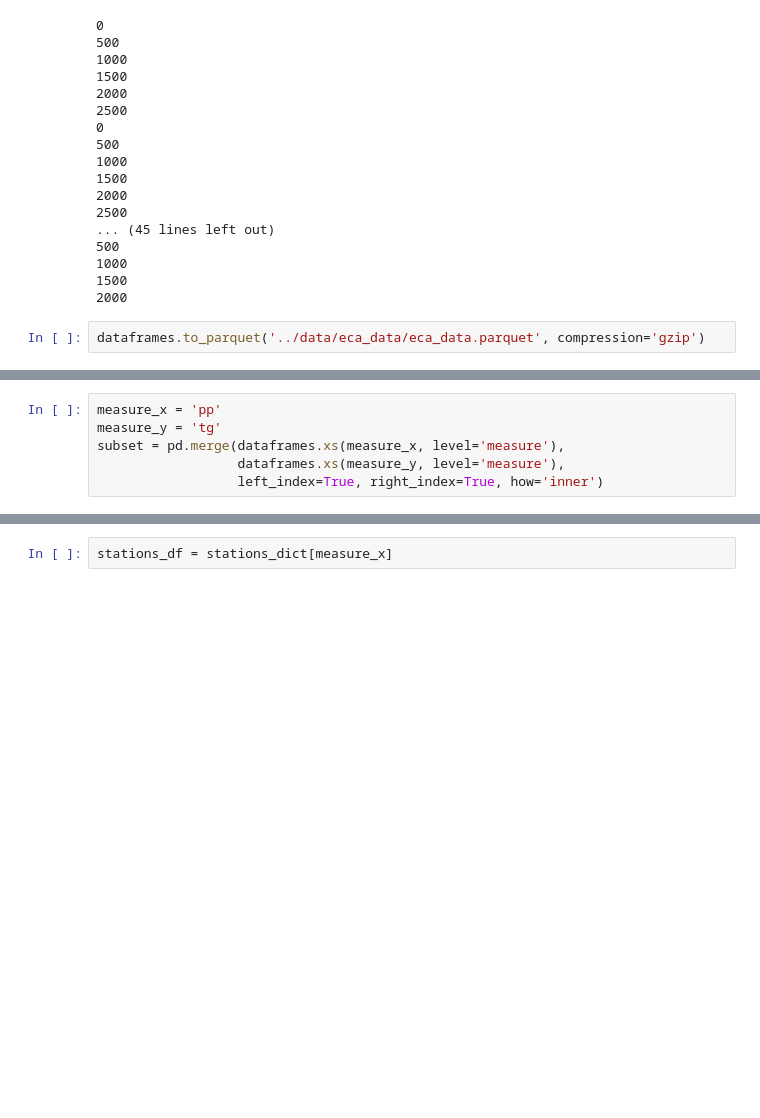
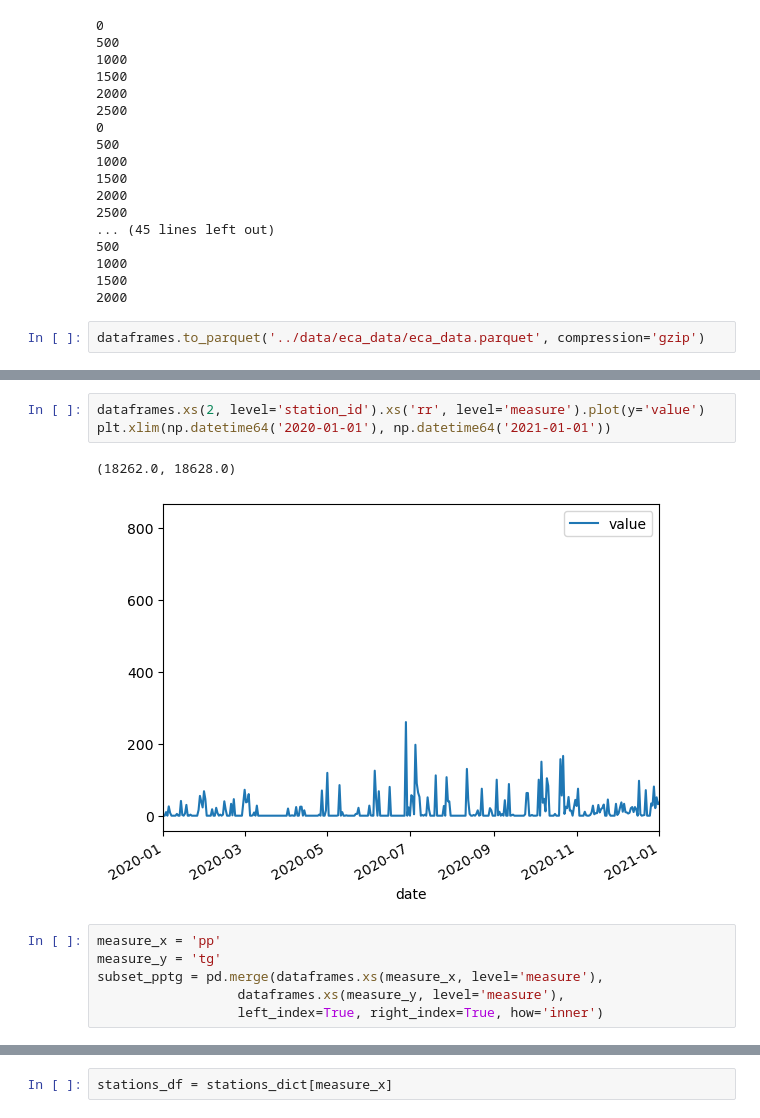
Before and after one commit to vicioms/fundamental-limits-ip, a Jupyter notebook: notebooks/ECA_data_tests.ipynb, the cells around one changed output, grey strips where cells are left out. Saved outputs shown, nothing was run; the diff lists cells and outputs as text; blank space fills up the shorter version.

```diff
--- a/notebooks/ECA_data_tests.ipynb
+++ b/notebooks/ECA_data_tests.ipynb
@@ -95,6 +99,12 @@ dataframes.xs(1, level='station_id')
+# %%
+dataframes.xs(2, level='station_id').xs('rr', level='measure').plot(y='value')
+plt.xlim(np.datetime64('2020-01-01'), np.datetime64('2021-01-01'))
+# %% [output]
+(18262.0, 18628.0)
+[figure, added]
 # %%
 measure_x = 'pp'
 measure_y = 'tg'
-subset = pd.merge(dataframes.xs(measure_x, level='measure'),
+subset_pptg = pd.merge(dataframes.xs(measure_x, level='measure'),
                   dataframes.xs(measure_y, level='measure'),
                   left_index=True, right_index=True, how='inner')
```
Also changed, not shown: parts of 21 cells of this notebook, 4 other files.
